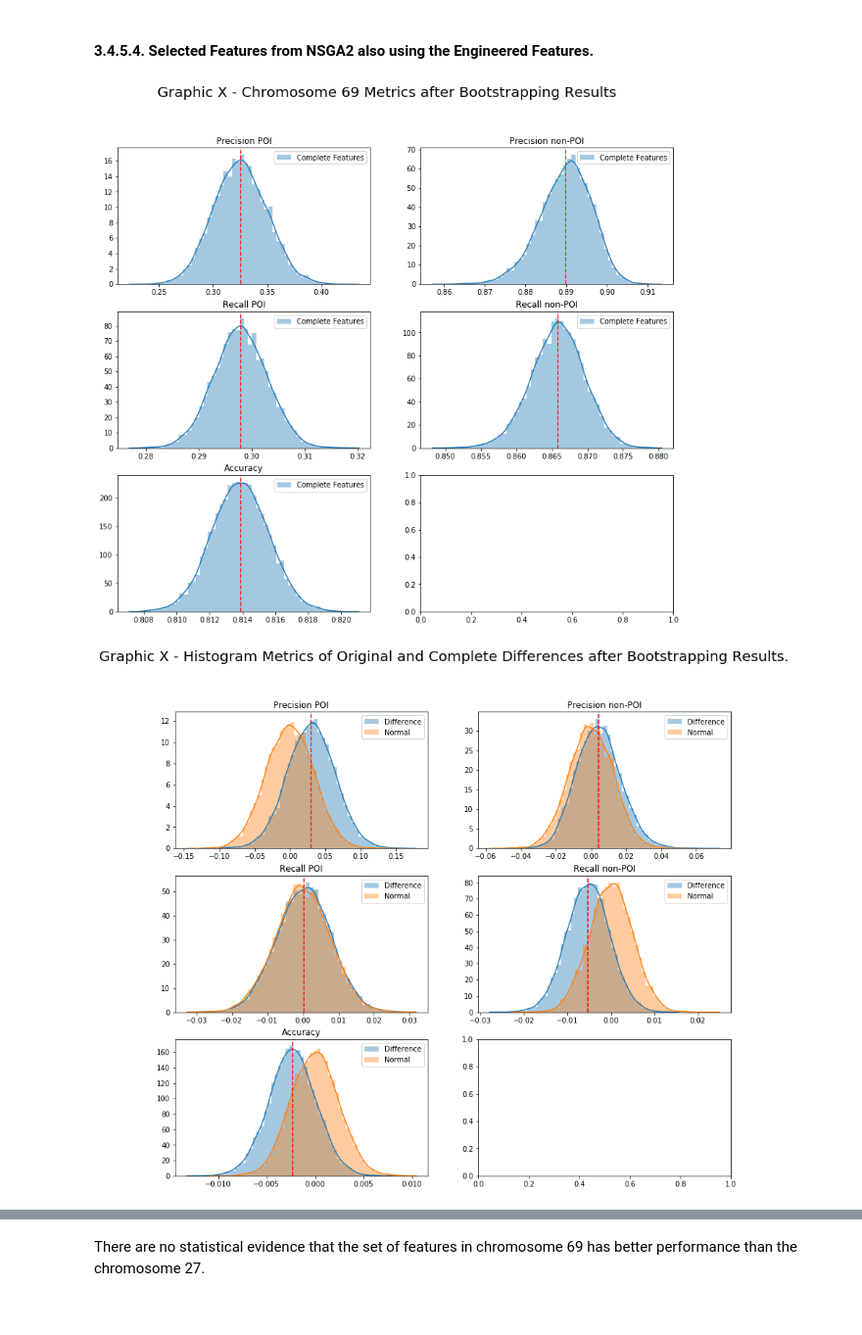
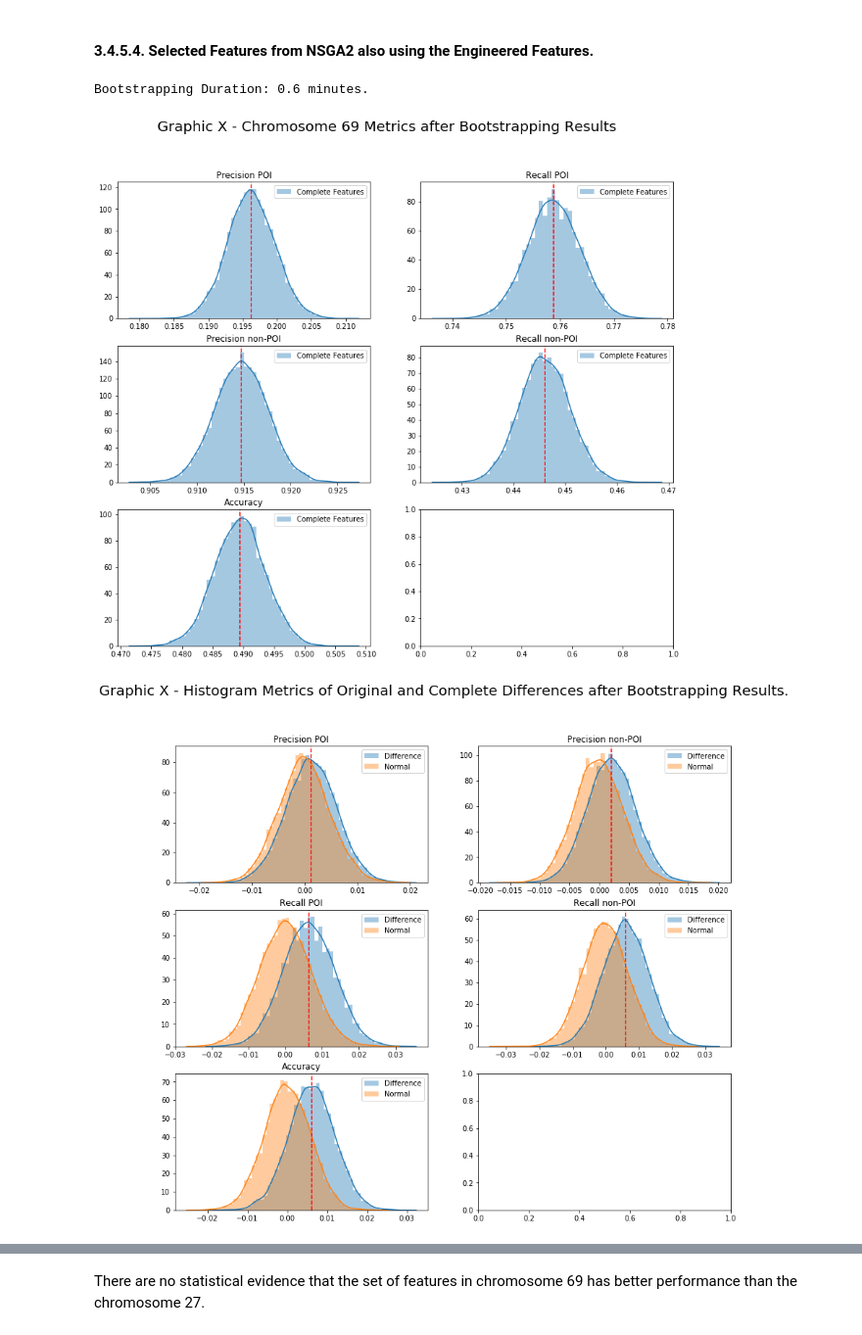
Before and after one commit to AndersonUyekita/ND111_data_science_foundations_02, a Jupyter notebook: 05-Chapter05/00-Project_04/nd111_project_04.ipynb, the cells around one changed output, grey strips where cells are left out. Shown at 98% size. Saved outputs shown, nothing was run; the diff lists cells and outputs as text; code cells hidden in the pictures.

```diff
--- a/05-Chapter05/00-Project_04/nd111_project_04.ipynb
+++ b/05-Chapter05/00-Project_04/nd111_project_04.ipynb
@@ -2386,6 +2501,6 @@ df_metrics_complete.iloc[:,:6].query('accuracy > 0.97619').sort_values('qty_feat
 # %%
 # Solutions with the lowest number of features.
-complete_final = pop_complete.loc[:,[69, 70, 71, 72, 73]]
+complete_final = pop_complete.loc[:,[302, 62, 239, 356, 993, 69, 824, 317, 419]]
 
 # Adding index to be more understandable.
 complete_final.index = features_significant_complete[1:]
@@ -2582,8 +2671,16 @@ Using the dataframe output of `bootstrap_sample` the function `bootstraping` wil
 def bootstrapping(df, m_sample, n_sample):
     """
     """
+    # Time elapse
+    import time
+
+    # Track the begining.
+    t0 = time.time()
+
+    # List to store the results.
     bt_result = []
 
+    # Loop to calculate the average of n_samples.
     for index in range(m_sample):
         acc = df.sample(n_sample, replace = True).accuracy.mean()
         rec_poi = df.sample(n_sample, replace = True).recall_non_poi.mean()
@@ -2591,8 +2688,8 @@ def bootstrapping(df, m_sample, n_sample):
         prec_poi = df.sample(n_sample, replace = True).precision_non_poi.mean()
         prec_non_poi = df.sample(n_sample, replace = True).precision_poi.mean()
 
+        # Appending the averages in the list.
         bt_result.append(np.array([acc, rec_poi, rec_non_poi, prec_poi, prec_non_poi]))
-
 
     # Converting bt_result in DataFrame.
     bt_result = pd.DataFrame(bt_result,
@@ -2601,6 +2698,10 @@ def bootstrapping(df, m_sample, n_sample):
                                         'recall_poi',
                                         'precision_non_poi',
                                         'precision_poi'])
+
+    print "Bootstrapping Duration:", round((time.time() - t0)/60.0, 2), "minutes."
+
+    # Returning DataFrame.
     return bt_result
 # %% [markdown]
 #### 3.4.5.1. Bootstrapping the Original Features.
@@ -2861,8 +2979,13 @@ As you can see, only `precision_poi` has on average better performance in Comple
 #### 3.4.5.3. Selected Features from NSGA2 only Original Features
 # %%
 # Creating the dataset of features and the vector of lables.
-lab_27, feat_27 = wrapper_featureformatsplit(my_dataset = my_dataset,
-                                                         features_list = ['poi'] + chromosome_27)
+lab_302, feat_302 = wrapper_featureformatsplit(my_dataset = my_dataset,
+                                                         features_list = ['poi'] + chromosome_302)
+
+# Calculating the sample data.
+df_sample = bootstrap_sample(module = 'sss',
+                             feat = feat_302, lab = lab_302,
+                             n_sample = 500, n_splits = 3, classifier = 'gauss')
 
 # Bootstrapping.
-df_bt_27 = bootstrapping(bootstrap_sample(200, feat_27, lab_27, 4, 'gauss'), 10000, 200)
+df_bt_302 = bootstrapping(df = df_sample, m_sample = 15000, n_sample = 500)
@@ -2925,19 +3050,26 @@ There are no statitical evidence of the chromosome 27 has better performance tha
 #### 3.4.5.4. Selected Features from NSGA2 also using the Engineered Features.
 # %%
 # Creating the dataset of features and the vector of lables.
-lab_69, feat_69 = wrapper_featureformatsplit(my_dataset = my_dataset,
-                                                         features_list = ['poi'] + chromosome_69)
+lab_80, feat_80 = wrapper_featureformatsplit(my_dataset = my_dataset,
+                                                         features_list = ['poi'] + chromosome_80)
+
+# Calculating the sample data.
+df_sample = bootstrap_sample(module = 'sss',
+                             feat = feat_80, lab = lab_80,
+                             n_sample = 500, n_splits = 3, classifier = 'gauss')
 
 # Bootstrapping.
-df_bt_69 = bootstrapping(bootstrap_sample(200, feat_69, lab_69, 4, 'gauss'), 10000, 200)
+df_bt_80 = bootstrapping(df = df_sample, m_sample = 15000, n_sample = 500)
+# %% [output]
+Bootstrapping Duration: 0.6 minutes.
 # %%
-plot_hist_matrix(df_bt_69, 'Graphic X - Chromosome 69 Metrics after Bootstrapping Results', ['Complete Features'])
+plot_hist_matrix(df_bt_80, 'Graphic X - Chromosome 69 Metrics after Bootstrapping Results', ['Complete Features'])
 # %% [output]
-[figure, old version]
+[figure, new version]
 # %%
-plot_diff_hist_matrix(df_bt_69, df_bt_27,
+plot_diff_hist_matrix(df_bt_80, df_bt_302,
                       title = 'Graphic X - Histogram Metrics of Original and Complete Differences after Bootstrapping Results.')
 # %% [output]
-[figure, old version]
+[figure, new version]
 # %%
 for i in df_bt_complete.columns:
```
Also changed, not shown: parts of 139 cells of this notebook, 1 other file.
